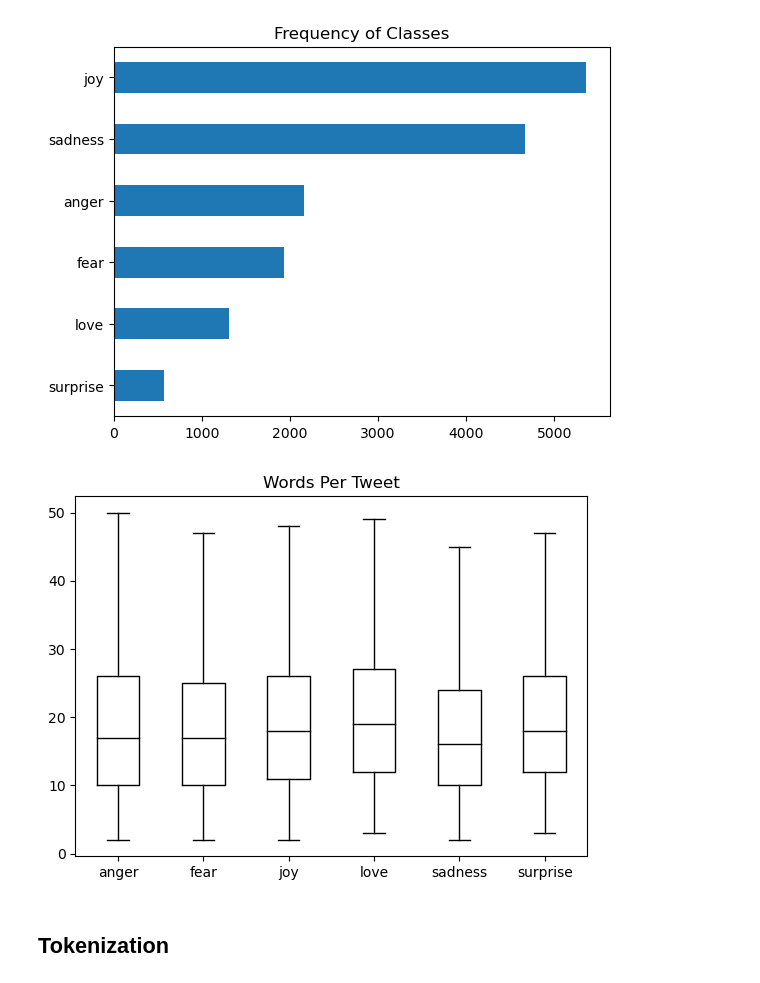
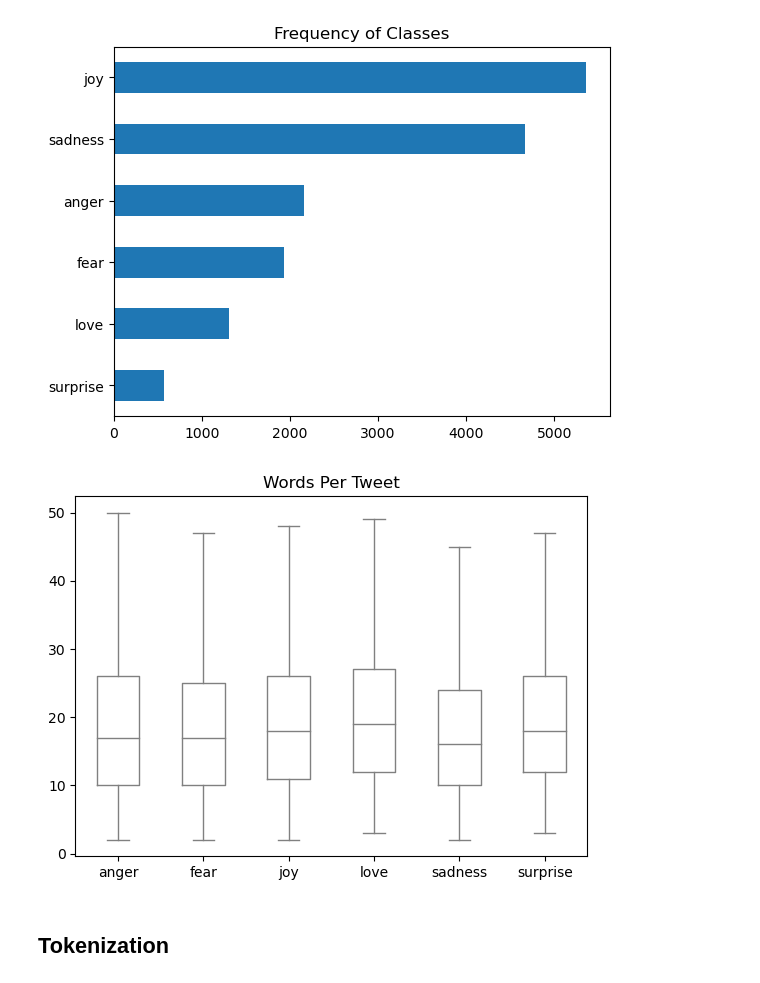
Before and after one commit to spayot/nlp_with_transformers, a Jupyter notebook: chp02_text_classification/notebooks/nlpt_02_text_classification.ipynb, the cells around one changed output. Drawn from its saved outputs; the diff is of its cells as text; code cells hidden in the pictures.

```diff
--- a/chp02_text_classification/notebooks/nlpt_02_text_classification.ipynb
+++ b/chp02_text_classification/notebooks/nlpt_02_text_classification.ipynb
@@ -82,12 +88,16 @@ plt.show()
 # %%
 # distirbution of words per tweets
 df["Words Per Tweet"] = df.text.str.split().apply(len)
-df.boxplot("Words Per Tweet", by="label_name", grid=False,
-showfliers=False, color="black")
+df.boxplot("Words Per Tweet",
+    by="label_name",
+    grid=False,
+    showfliers=False,
+    color="grey")
+
 plt.suptitle("")
 plt.xlabel("")
 plt.show()
 # %% [output]
-[figure, old version]
+[figure, new version]
 # %% [markdown]
 ## Tokenization
```
Also changed, not shown: parts of 8 cells of this notebook, 2 other files.
